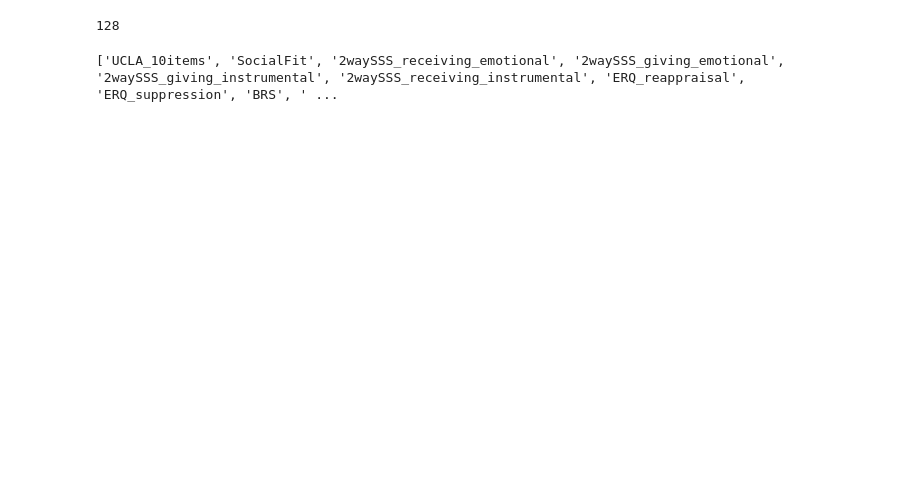
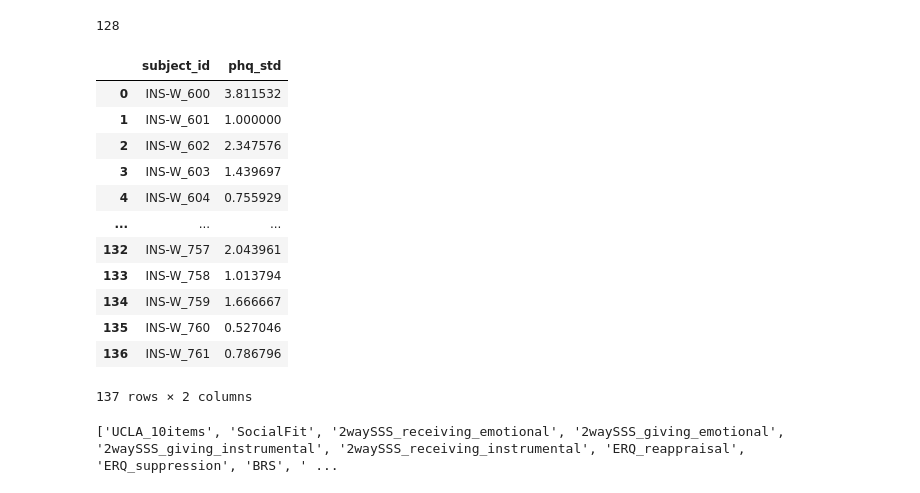
Before and after one commit to akre96/mhealth_anomaly_detection, a Jupyter notebook: notebooks/AMIA23_figures_globem.ipynb, the cells around one changed output. Saved outputs shown, nothing was run; the diff lists cells and outputs as text; code cells hidden in the pictures; blank space fills up the shorter version.

```diff
--- a/notebooks/AMIA23_figures_globem.ipynb
+++ b/notebooks/AMIA23_figures_globem.ipynb
@@ -71,3 +72,22 @@ prepost = GLOBEM.get_pre_post_surveys()
+# %%
+phq_std = pd.DataFrame(
+    phq4.rename(columns={'pid':'subject_id'}).groupby('subject_id').phq4.std()
+).reset_index().rename(columns={'phq4':'phq_std'})
+phq_std
+# %% [output]
+|  | subject_id | phq_std |
+| 0 | INS-W_600 | 3.811532 |
+| 1 | INS-W_601 | 1.000000 |
+| 2 | INS-W_602 | 2.347576 |
+| 3 | INS-W_603 | 1.439697 |
+| 4 | INS-W_604 | 0.755929 |
+| ... | ... | ... |
+| 132 | INS-W_757 | 2.043961 |
+| 133 | INS-W_758 | 1.013794 |
+| 134 | INS-W_759 | 1.666667 |
+| 135 | INS-W_760 | 0.527046 |
+| 136 | INS-W_761 | 0.786796 |
+137 rows × 2 columns
 # %%
 surveys = [c.removesuffix('_CHANGE') for c in prepost.columns if c not in ['subject_id', 'pre_date', 'post_date'] and c.endswith('_CHANGE')]
 print(surveys)
```
Also changed, not shown: parts of 8 cells of this notebook, 16 other files.
